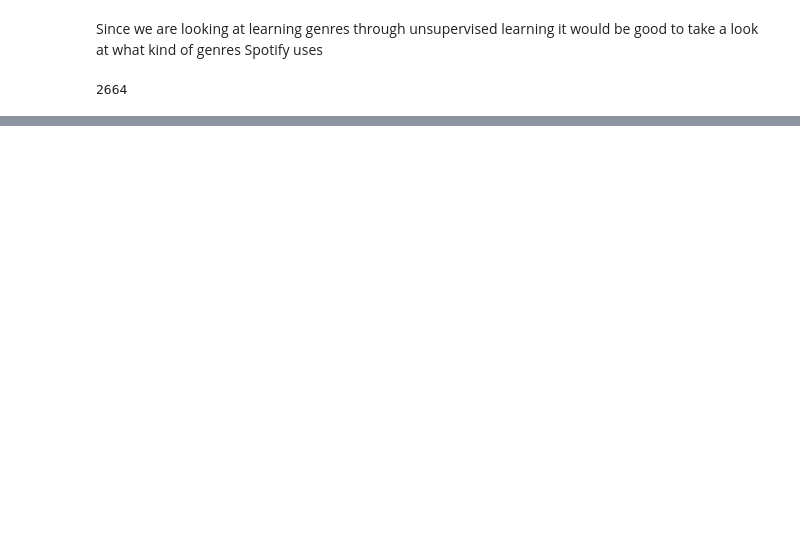
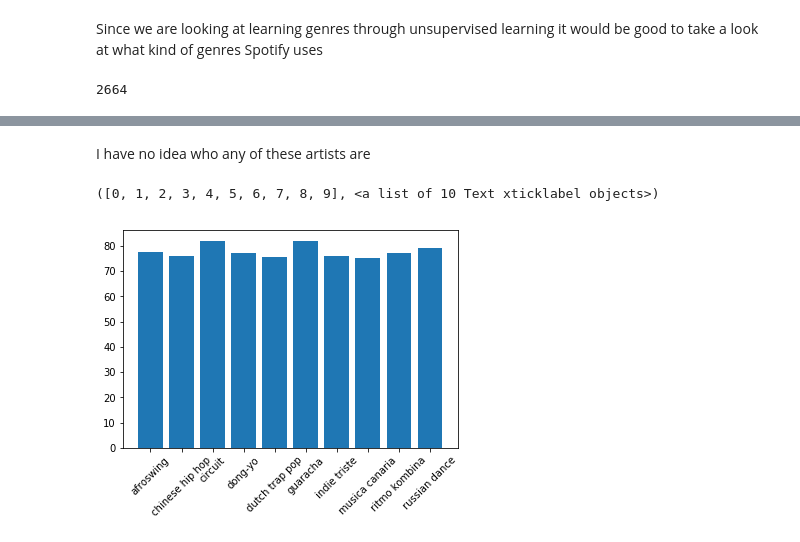
Before and after one commit to zainkhan9/spotify_ml, a Jupyter notebook: genre_clustering.ipynb, the cells around one changed output, grey strips where cells are left out. Saved outputs shown, nothing was run; the diff lists cells and outputs as text; code cells hidden in the pictures; blank space fills up the shorter version.

```diff
--- a/genre_clustering.ipynb
+++ b/genre_clustering.ipynb
@@ -65,0 +196,11 @@ len(genres)
+# %% [markdown]
+I have no idea who any of these artists are
+# %%
+top10_genre = df_genres.sort_values("popularity", ascending = False).head(10)
+genre = top10_genre["genres"]
+genre_pop = top10_genre["popularity"]
+plt.bar(genre, genre_pop)
+plt.xticks(rotation= 45)
+# %% [output]
+([0, 1, 2, 3, 4, 5, 6, 7, 8, 9], <a list of 10 Text xticklabel objects>)
+[figure, added]
```
Also changed, not shown: parts of 21 cells of this notebook.
